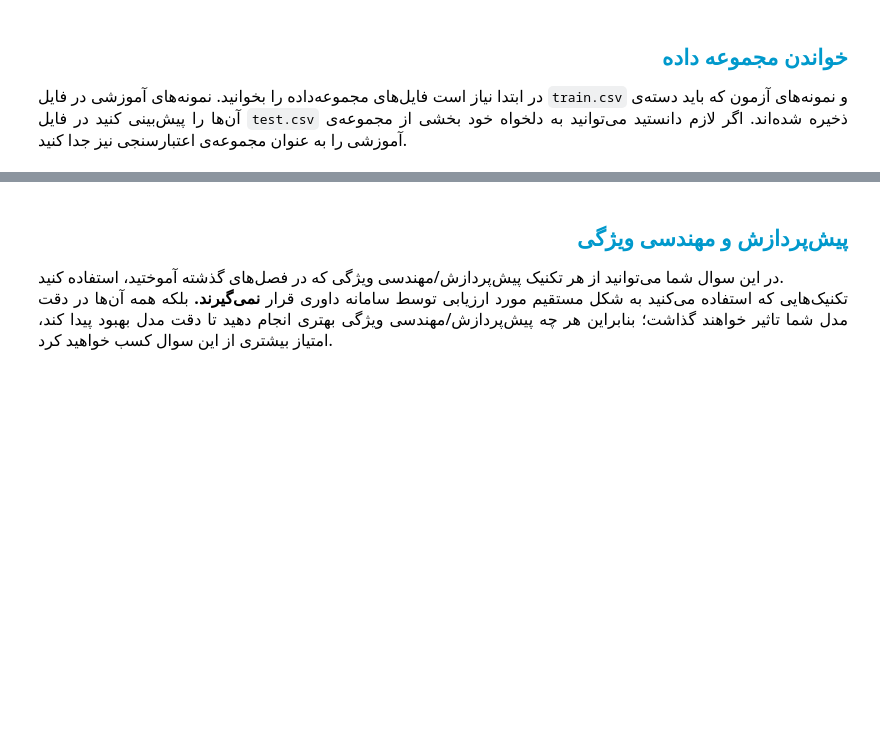
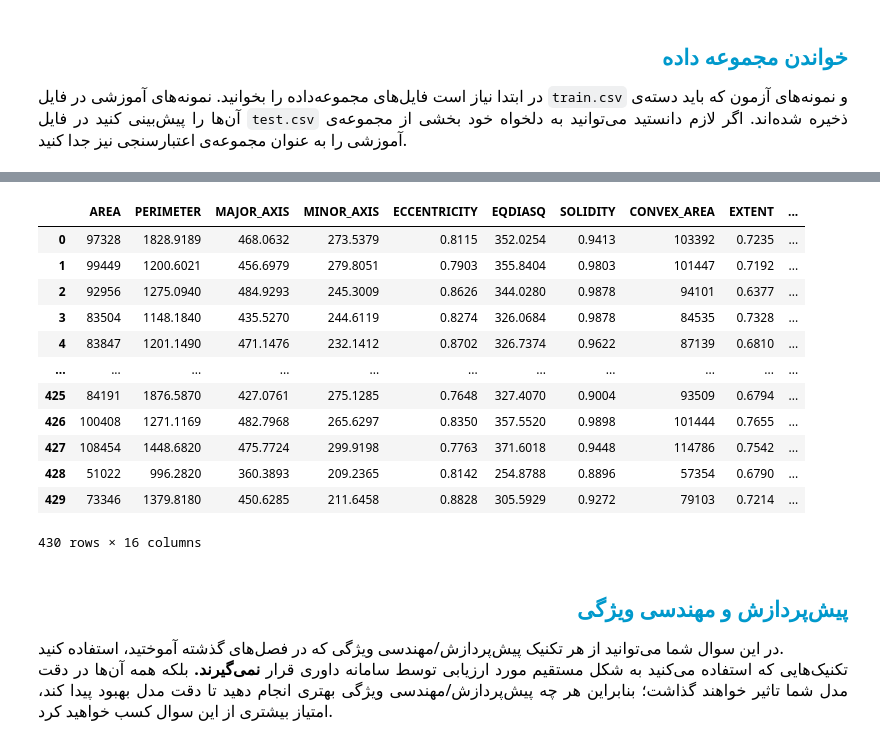
Before and after one commit to AliFazelniya/Quera-Machine-Learning-Jump, a Jupyter notebook: Classification/Practices/Practice 2/pistachio (1)/pistachio.ipynb, the cells around one changed output, grey strips where cells are left out. Cells and saved outputs as stored; diff of their text form; code cells hidden in the pictures; blank space fills up the shorter version.

```diff
--- a/Classification/Practices/Practice 2/pistachio (1)/pistachio.ipynb
+++ b/Classification/Practices/Practice 2/pistachio (1)/pistachio.ipynb
@@ -78,6 +92,20 @@ train_data
 # %%
-test_data = None # To-Do
+test_data = pd.read_csv('data/test.csv')
 test_data
+# %% [output]
+|  | AREA | PERIMETER | MAJOR_AXIS | MINOR_AXIS | ECCENTRICITY | EQDIASQ | SOLIDITY | CONVEX_AREA | EXTENT | ... |
+| 0 | 97328 | 1828.9189 | 468.0632 | 273.5379 | 0.8115 | 352.0254 | 0.9413 | 103392 | 0.7235 | ... |
+| 1 | 99449 | 1200.6021 | 456.6979 | 279.8051 | 0.7903 | 355.8404 | 0.9803 | 101447 | 0.7192 | ... |
+| 2 | 92956 | 1275.0940 | 484.9293 | 245.3009 | 0.8626 | 344.0280 | 0.9878 | 94101 | 0.6377 | ... |
+| 3 | 83504 | 1148.1840 | 435.5270 | 244.6119 | 0.8274 | 326.0684 | 0.9878 | 84535 | 0.7328 | ... |
+| 4 | 83847 | 1201.1490 | 471.1476 | 232.1412 | 0.8702 | 326.7374 | 0.9622 | 87139 | 0.6810 | ... |
+| ... | ... | ... | ... | ... | ... | ... | ... | ... | ... | ... |
+| 425 | 84191 | 1876.5870 | 427.0761 | 275.1285 | 0.7648 | 327.4070 | 0.9004 | 93509 | 0.6794 | ... |
+| 426 | 100408 | 1271.1169 | 482.7968 | 265.6297 | 0.8350 | 357.5520 | 0.9898 | 101444 | 0.7655 | ... |
+| 427 | 108454 | 1448.6820 | 475.7724 | 299.9198 | 0.7763 | 371.6018 | 0.9448 | 114786 | 0.7542 | ... |
+| 428 | 51022 | 996.2820 | 360.3893 | 209.2365 | 0.8142 | 254.8788 | 0.8896 | 57354 | 0.6790 | ... |
+| 429 | 73346 | 1379.8180 | 450.6285 | 211.6458 | 0.8828 | 305.5929 | 0.9272 | 79103 | 0.7214 | ... |
+430 rows × 16 columns
 # %% [markdown]
 <h2 align=right style="line-height:200%;font-family:vazir;color:#0099cc">
 <font face="vazirmatn" color="#0099cc">
```
Also changed, not shown: parts of 1 cell of this notebook, 2 other files.
